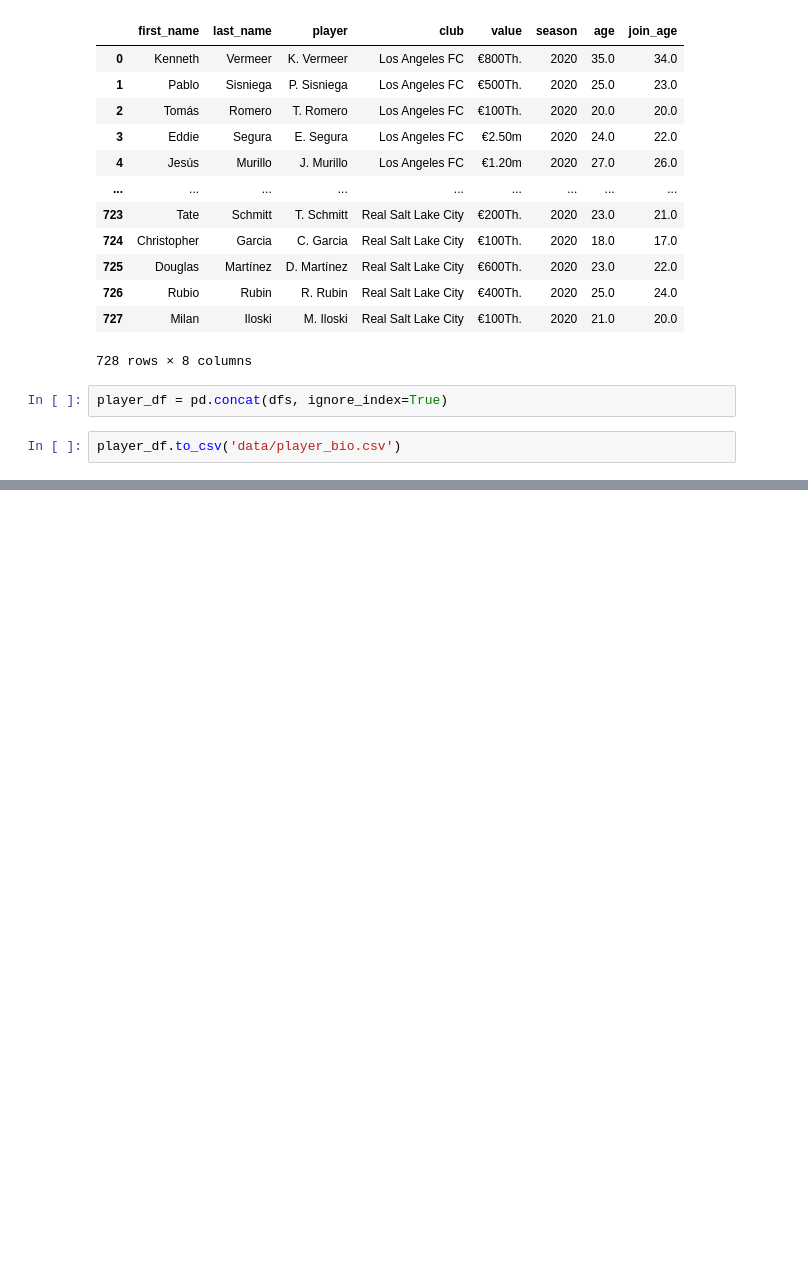
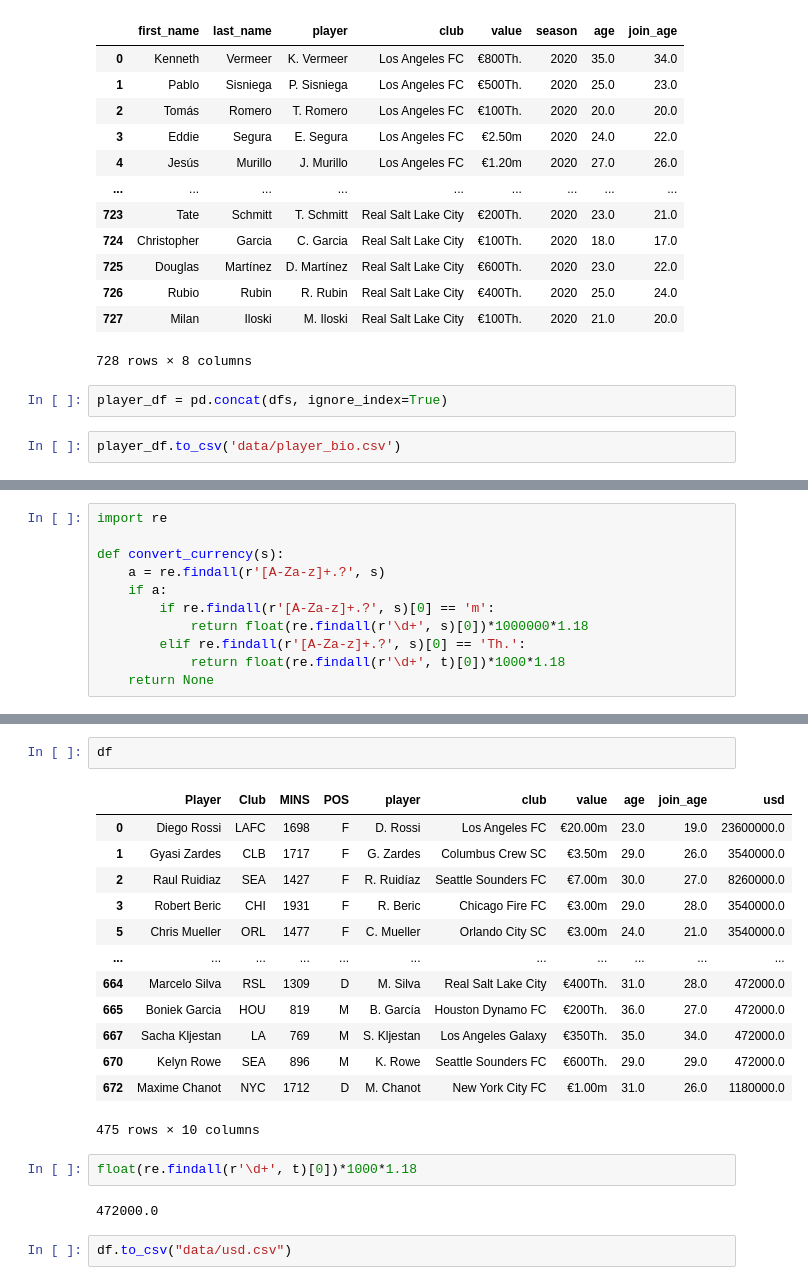
Before and after one commit to type-null/soccer-analysis, a Jupyter notebook: scrape.ipynb, the cells around one changed output, grey strips where cells are left out. Cells and saved outputs as stored; diff of their text form; blank space fills up the shorter version.

```diff
--- a/scrape.ipynb
+++ b/scrape.ipynb
@@ -125,0 +290,11 @@ rows[0]
+# %%
+import re
+
+def convert_currency(s):
+    a = re.findall(r'[A-Za-z]+.?', s)
+    if a:
+        if re.findall(r'[A-Za-z]+.?', s)[0] == 'm':
+            return float(re.findall(r'\d+', s)[0])*1000000*1.18
+        elif re.findall(r'[A-Za-z]+.?', s)[0] == 'Th.':
+            return float(re.findall(r'\d+', t)[0])*1000*1.18
+    return None
@@ -125,0 +309,22 @@ rows[0]
+# %%
+df
+# %% [output]
+|  | Player | Club | MINS | POS | player | club | value | age | join_age | usd |
+| 0 | Diego Rossi | LAFC | 1698 | F | D. Rossi | Los Angeles FC | €20.00m | 23.0 | 19.0 | 23600000.0 |
+| 1 | Gyasi Zardes | CLB | 1717 | F | G. Zardes | Columbus Crew SC | €3.50m | 29.0 | 26.0 | 3540000.0 |
+| 2 | Raul Ruidiaz | SEA | 1427 | F | R. Ruidíaz | Seattle Sounders FC | €7.00m | 30.0 | 27.0 | 8260000.0 |
+| 3 | Robert Beric | CHI | 1931 | F | R. Beric | Chicago Fire FC | €3.00m | 29.0 | 28.0 | 3540000.0 |
+| 5 | Chris Mueller | ORL | 1477 | F | C. Mueller | Orlando City SC | €3.00m | 24.0 | 21.0 | 3540000.0 |
+| ... | ... | ... | ... | ... | ... | ... | ... | ... | ... | ... |
+| 664 | Marcelo Silva | RSL | 1309 | D | M. Silva | Real Salt Lake City | €400Th. | 31.0 | 28.0 | 472000.0 |
+| 665 | Boniek Garcia | HOU | 819 | M | B. García | Houston Dynamo FC | €200Th. | 36.0 | 27.0 | 472000.0 |
+| 667 | Sacha Kljestan | LA | 769 | M | S. Kljestan | Los Angeles Galaxy | €350Th. | 35.0 | 34.0 | 472000.0 |
+| 670 | Kelyn Rowe | SEA | 896 | M | K. Rowe | Seattle Sounders FC | €600Th. | 29.0 | 29.0 | 472000.0 |
+| 672 | Maxime Chanot | NYC | 1712 | D | M. Chanot | New York City FC | €1.00m | 31.0 | 26.0 | 1180000.0 |
+475 rows × 10 columns
+# %%
+float(re.findall(r'\d+', t)[0])*1000*1.18
+# %% [output]
+472000.0
+# %%
+df.to_csv("data/usd.csv")
```
Also changed, not shown: parts of 17 cells of this notebook, 15 other files.
